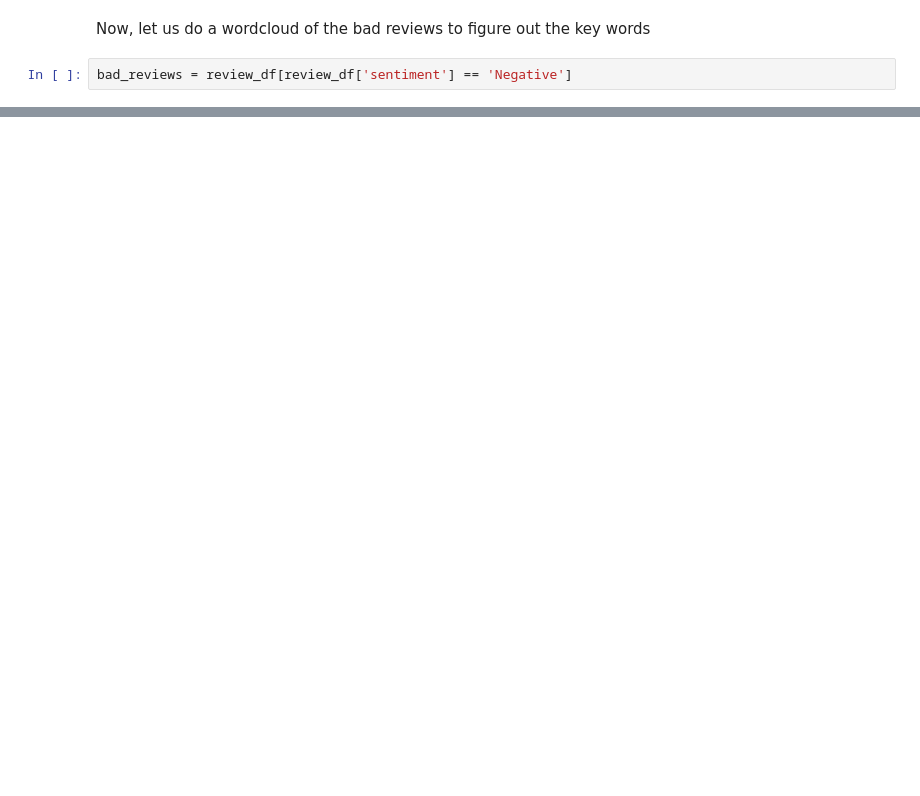
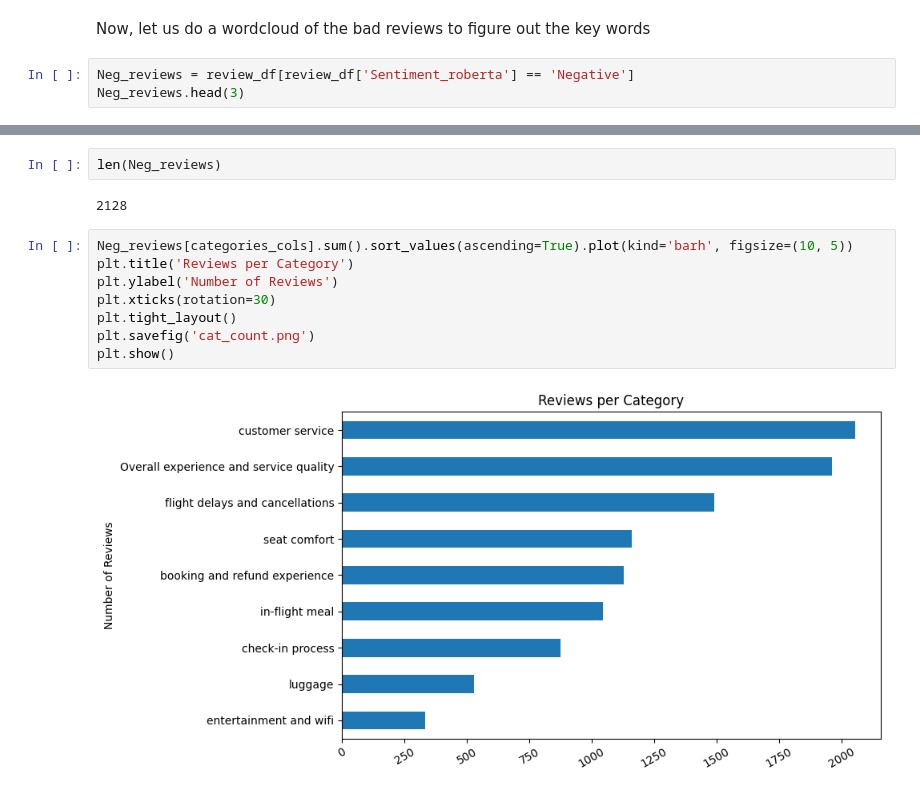
Before and after one commit to joytile/British-Airways-Review-Sentiment-Analysis, a Jupyter notebook: BA_Reviews_Scraping_&_Analysis.ipynb, the cells around one changed output, grey strips where cells are left out. Drawn from its saved outputs; the diff is of its cells as text; blank space fills up the shorter version.

```diff
--- a/BA_Reviews_Scraping_&_Analysis.ipynb
+++ b/BA_Reviews_Scraping_&_Analysis.ipynb
@@ -861,4 +860,5 @@ review_df['reviews'][3923]
 # %% [markdown]
 Now, let us do a wordcloud of the bad reviews to figure out the key words
 # %%
-bad_reviews = review_df[review_df['sentiment'] == 'Negative']
+Neg_reviews = review_df[review_df['Sentiment_roberta'] == 'Negative']
+Neg_reviews.head(3)
@@ -880,2 +884,16 @@ bad_reviews.head(10)
+# %%
+len(Neg_reviews)
+# %% [output]
+2128
+# %%
+Neg_reviews[categories_cols].sum().sort_values(ascending=True).plot(kind='barh', figsize=(10, 5))
+plt.title('Reviews per Category')
+plt.ylabel('Number of Reviews')
+plt.xticks(rotation=30)
+plt.tight_layout()
+plt.savefig('cat_count.png')
+plt.show()
+# %% [output]
+[figure, added]
 # %%
 # Combine all cleaned tokens into a single string
```
Also changed, not shown: parts of 7 cells of this notebook.
